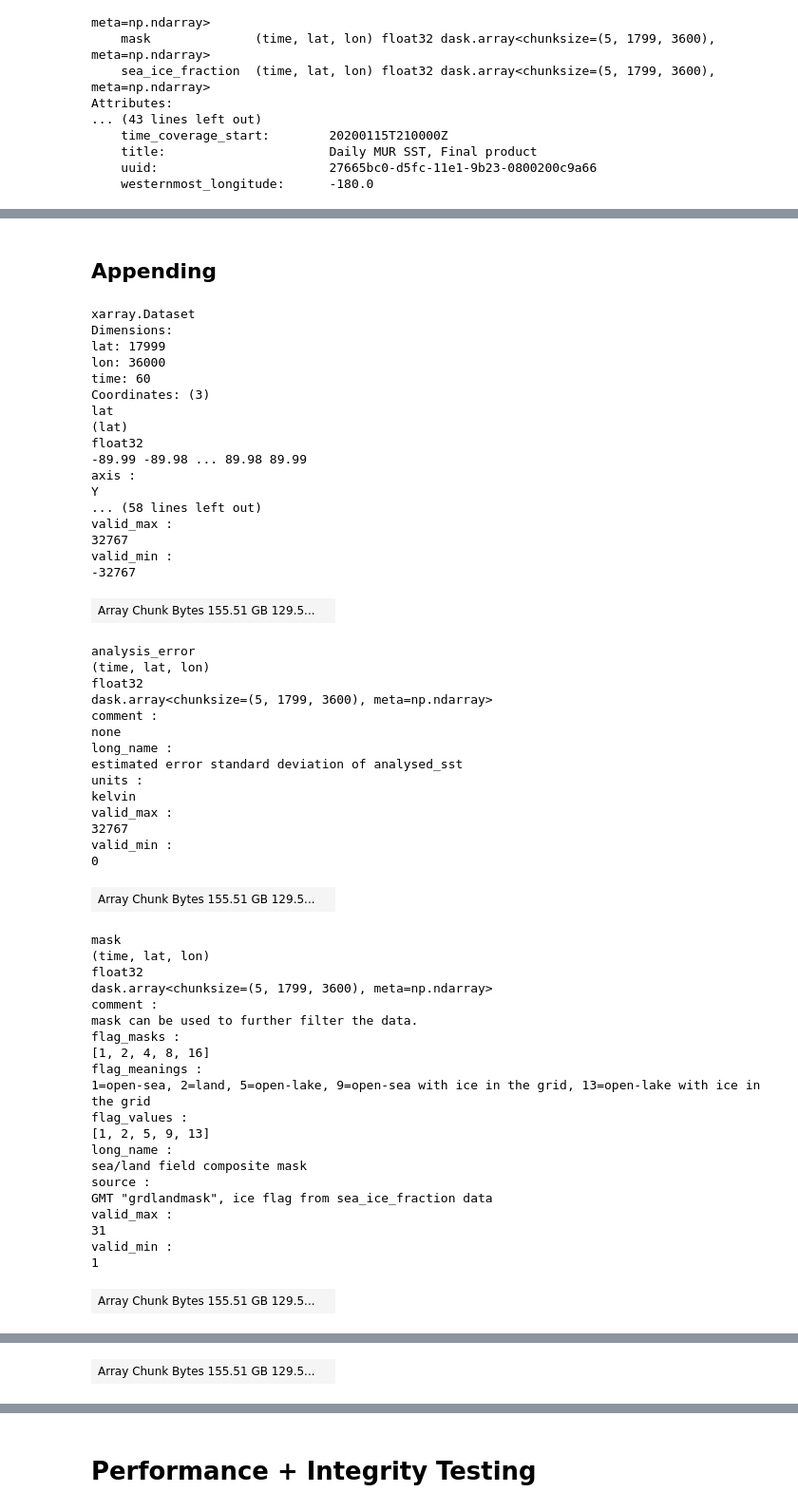
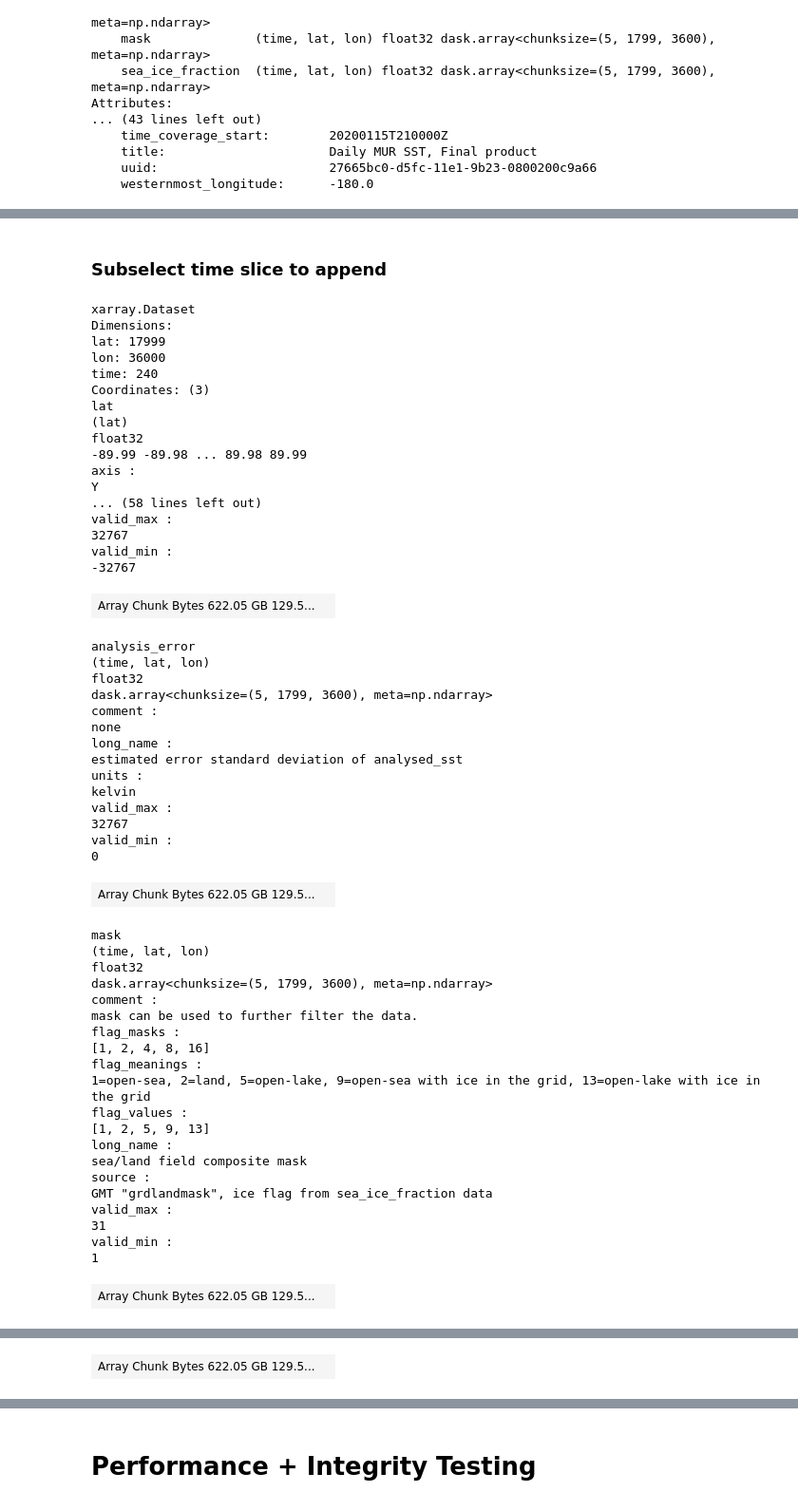
Before and after one commit to abarciauskas-bgse/mur_sst-to-zarr, a Jupyter notebook: notebooks/rechunking.ipynb, the cells around one changed output, grey strips where cells are left out. Shown at 95% size. Saved outputs shown, nothing was run; the diff lists cells and outputs as text; code cells hidden in the pictures.

```diff
--- a/notebooks/rechunking.ipynb
+++ b/notebooks/rechunking.ipynb
@@ -283,31 +203,31 @@ westernmost_longitude :
-# %% [markdown]
-## Appending
+# %% [markdown]
+### Subselect time slice to append
 # %%
-ds_subset = ds_sst.sel(time=slice('2002-09-29', '2002-11-27'))
+ds_subset = ds_sst.sel(time=slice('2019-05-03','2019-12-28'))
 ds_subset.analysed_sst.encoding = {}
 ds_subset.analysis_error.encoding = {}
 ds_subset.mask.encoding = {}
 ds_subset.sea_ice_fraction.encoding = {}
 ds_subset
 # %% [output]
 xarray.Dataset
 Dimensions:
 lat: 17999
 lon: 36000
-time: 60
+time: 240
 Coordinates: (3)
 lat
 (lat)
 float32
 -89.99 -89.98 ... 89.98 89.99
 axis :
 Y
 ... (58 lines left out)
 valid_max :
 32767
 valid_min :
 -32767
-| Array Chunk Bytes 155.51 GB 129.5... |  |
+| Array Chunk Bytes 622.05 GB 129.5... |  |
 analysis_error
 (time, lat, lon)
 float32
@@ -322,7 +242,7 @@ valid_max :
 32767
 valid_min :
 0
-| Array Chunk Bytes 155.51 GB 129.5... |  |
+| Array Chunk Bytes 622.05 GB 129.5... |  |
 mask
 (time, lat, lon)
 float32
@@ -343,7 +263,7 @@ valid_max :
 31
 valid_min :
 1
-| Array Chunk Bytes 155.51 GB 129.5... |  |
+| Array Chunk Bytes 622.05 GB 129.5... |  |
 sea_ice_fraction
 (time, lat, lon)
 float32
@@ -362,7 +282,7 @@ valid_max :
 100
 valid_min :
 0
-| Array Chunk Bytes 155.51 GB 129.5... |  |
+| Array Chunk Bytes 622.05 GB 129.5... |  |
 Attributes: (47)
 Conventions :
 CF-1.7
```
Also changed, not shown: parts of 23 cells of this notebook, 5 other files.
